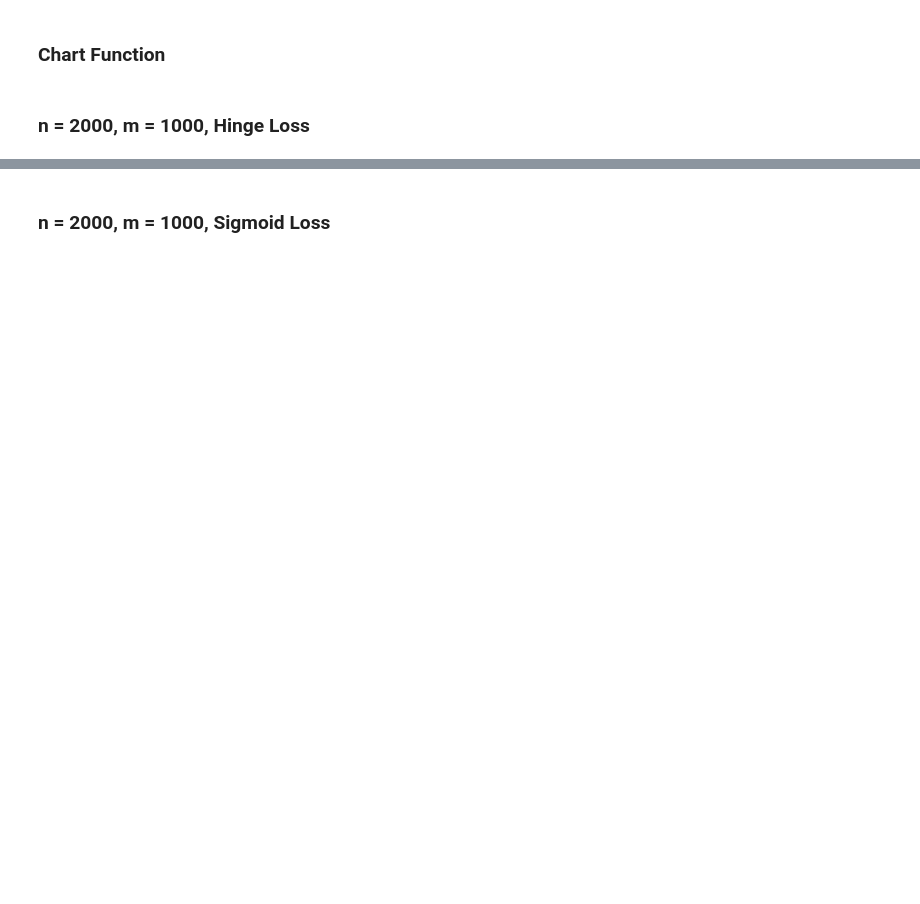
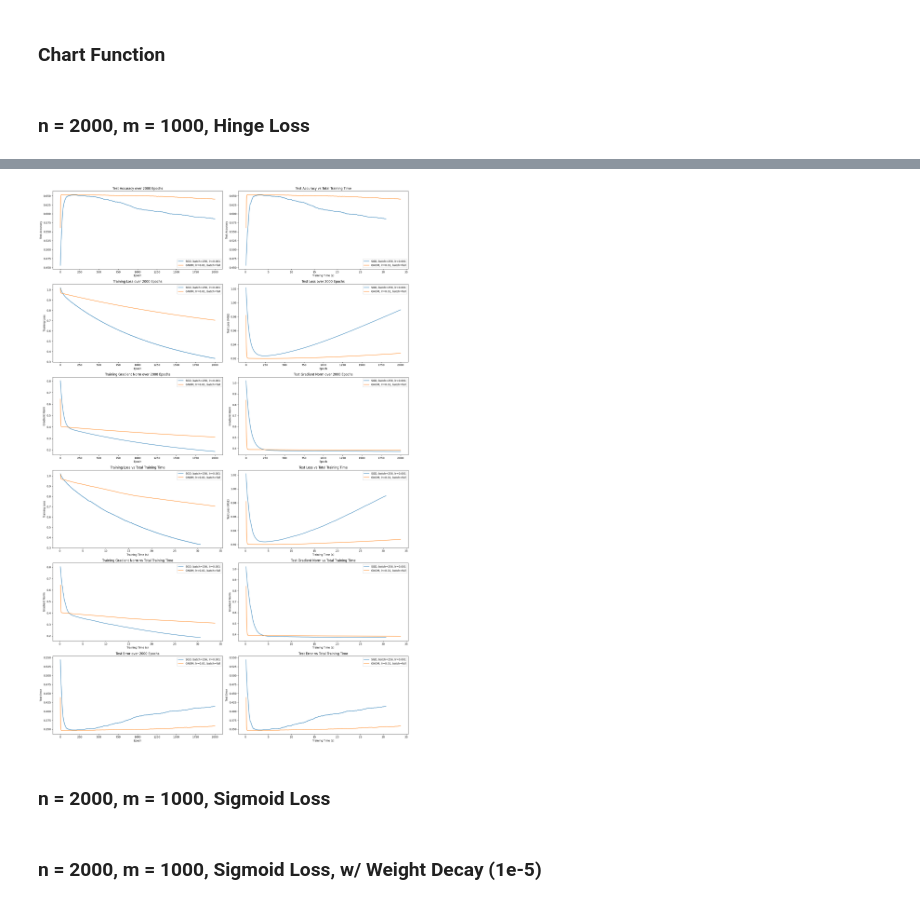
Before and after one commit to thomask902/2024-Numerical-Optimization-Research, a Jupyter notebook: svm/svm_analysis.ipynb, the cells around one changed output, grey strips where cells are left out. Saved outputs shown, nothing was run; the diff lists cells and outputs as text; code cells hidden in the pictures; blank space fills up the shorter version.

```diff
--- a/svm/svm_analysis.ipynb
+++ b/svm/svm_analysis.ipynb
@@ -376,2 +399,13 @@ plot_results(files, labels)
+# %%
+# 2000 epoch run
+sgd = "generated/hinge/n_2000_m_1000/GD/lr-0.001/2000/256/no_wd/2024-10-15-12:15:08/results.csv"
+gnom = "generated/hinge/n_2000_m_1000/GNOM/lr-0.01/2000/no_batching/no_wd/2024-10-15-12:19:03/results.csv"
+
+files = [sgd, gnom]
+labels = ["SGD, batch=256, lr=0.001", "GNOM, lr=0.01, batch=full"]
+
+plot_results(files, labels)
+# %% [output]
+[figure, added]
 # %% [markdown]
 ### n = 2000, m = 1000, Sigmoid Loss
@@ -377,0 +448,2 @@ plot_results(files, labels)
+# %% [markdown]
+### n = 2000, m = 1000, Sigmoid Loss, w/ Weight Decay (1e-5)
```
Also changed, not shown: parts of 28 cells of this notebook, 3 other files.
